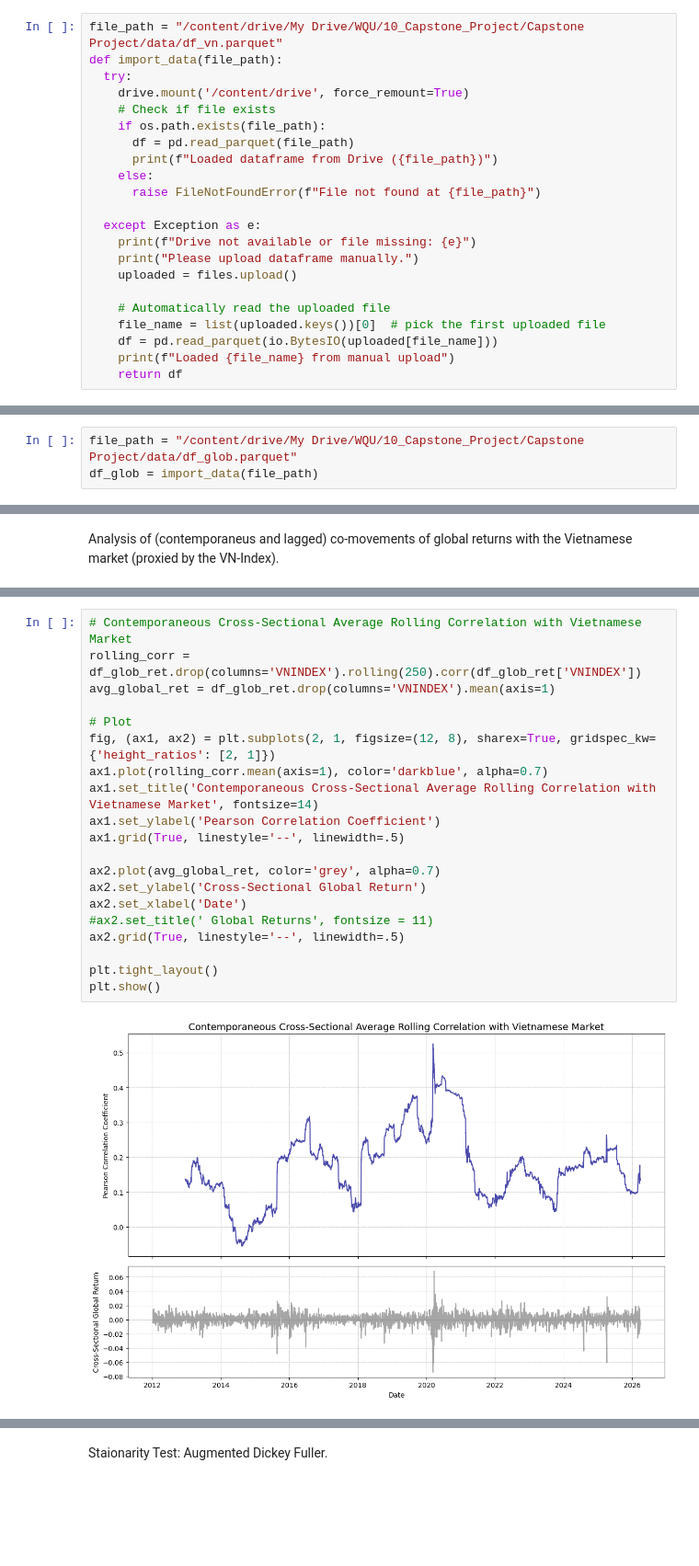
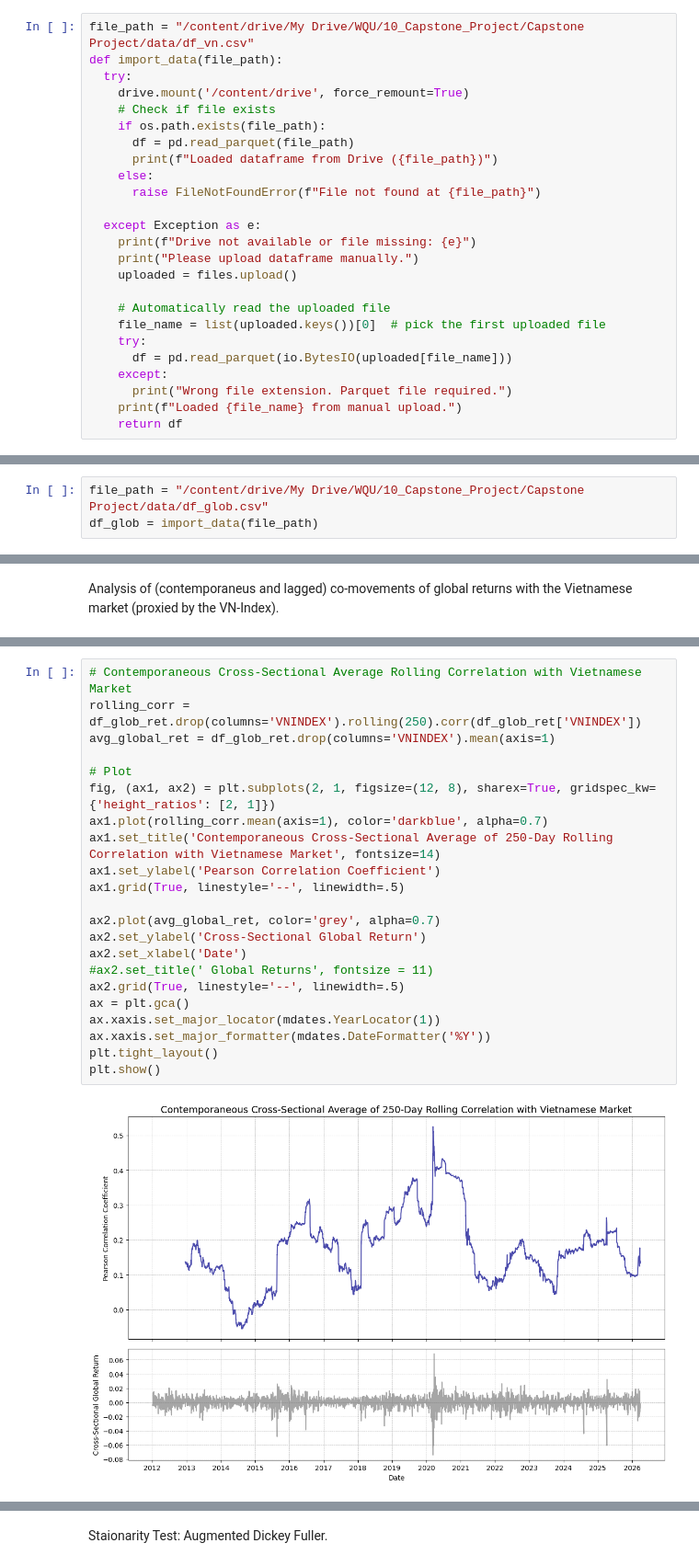
Before and after one commit to SebastianoDenegri/vietnam-systemic-risk-index, a Jupyter notebook: A_Systemic_Risk_Framework_for_the_Vietnamese_Market_a_Composite_Risk_Index_and_Financial_Stress_Prediction.ipynb, the cells around one changed output, grey strips where cells are left out. Shown at 92% size. Saved outputs shown, nothing was run; the diff lists cells and outputs as text; blank space fills up the shorter version.

```diff
--- a/A_Systemic_Risk_Framework_for_the_Vietnamese_Market_a_Composite_Risk_Index_and_Financial_Stress_Prediction.ipynb
+++ b/A_Systemic_Risk_Framework_for_the_Vietnamese_Market_a_Composite_Risk_Index_and_Financial_Stress_Prediction.ipynb
@@ -211,5 +212,5 @@ Import the dataframe to the notebook.
 # %%
-file_path = "/content/drive/My Drive/WQU/10_Capstone_Project/Capstone Project/data/df_vn.parquet"
+file_path = "/content/drive/My Drive/WQU/10_Capstone_Project/Capstone Project/data/df_vn.csv"
 def import_data(file_path):
   try:
     drive.mount('/content/drive', force_remount=True)
@@ -227,8 +228,11 @@ def import_data(file_path):
 
     # Automatically read the uploaded file
     file_name = list(uploaded.keys())[0]  # pick the first uploaded file
-    df = pd.read_parquet(io.BytesIO(uploaded[file_name]))
-    print(f"Loaded {file_name} from manual upload")
+    try:
+      df = pd.read_parquet(io.BytesIO(uploaded[file_name]))
+    except:
+      print("Wrong file extension. Parquet file required.")
+    print(f"Loaded {file_name} from manual upload.")
     return df
 # %%
 df_vn = import_data(file_path)
@@ -323,6 +328,6 @@ files.download("df_glob.parquet")
 # %% [markdown]
 Import the dataframe with the international data to the notebook.
 # %%
-file_path = "/content/drive/My Drive/WQU/10_Capstone_Project/Capstone Project/data/df_glob.parquet"
+file_path = "/content/drive/My Drive/WQU/10_Capstone_Project/Capstone Project/data/df_glob.csv"
 df_glob = import_data(file_path)
 # %% [output]
@@ -833,25 +884,27 @@ It's interesting to note that, whilst contemporanous correlations show a greater
 # %%
 # Contemporaneous Cross-Sectional Average Rolling Correlation with Vietnamese Market
 rolling_corr = df_glob_ret.drop(columns='VNINDEX').rolling(250).corr(df_glob_ret['VNINDEX'])
 avg_global_ret = df_glob_ret.drop(columns='VNINDEX').mean(axis=1)
 
 # Plot
 fig, (ax1, ax2) = plt.subplots(2, 1, figsize=(12, 8), sharex=True, gridspec_kw={'height_ratios': [2, 1]})
 ax1.plot(rolling_corr.mean(axis=1), color='darkblue', alpha=0.7)
-ax1.set_title('Contemporaneous Cross-Sectional Average Rolling Correlation with Vietnamese Market', fontsize=14)
+ax1.set_title('Contemporaneous Cross-Sectional Average of 250-Day Rolling Correlation with Vietnamese Market', fontsize=14)
 ax1.set_ylabel('Pearson Correlation Coefficient')
 ax1.grid(True, linestyle='--', linewidth=.5)
 
 ax2.plot(avg_global_ret, color='grey', alpha=0.7)
 ax2.set_ylabel('Cross-Sectional Global Return')
 ax2.set_xlabel('Date')
 #ax2.set_title(' Global Returns', fontsize = 11)
 ax2.grid(True, linestyle='--', linewidth=.5)
-
+ax = plt.gca()
+ax.xaxis.set_major_locator(mdates.YearLocator(1))
+ax.xaxis.set_major_formatter(mdates.DateFormatter('%Y'))
 plt.tight_layout()
 plt.show()
 # %% [output]
-[figure, old version]
+[figure, new version]
 # %%
 # Lagged (t-1) Cross-Sectional Average Rolling Correlation with Vietnamese Market
 rolling_corr_lagged = (df_glob_ret.drop(columns='VNINDEX').shift(1).rolling(250).corr(df_glob_ret['VNINDEX']))
```
Also changed, not shown: parts of 53 cells of this notebook.
